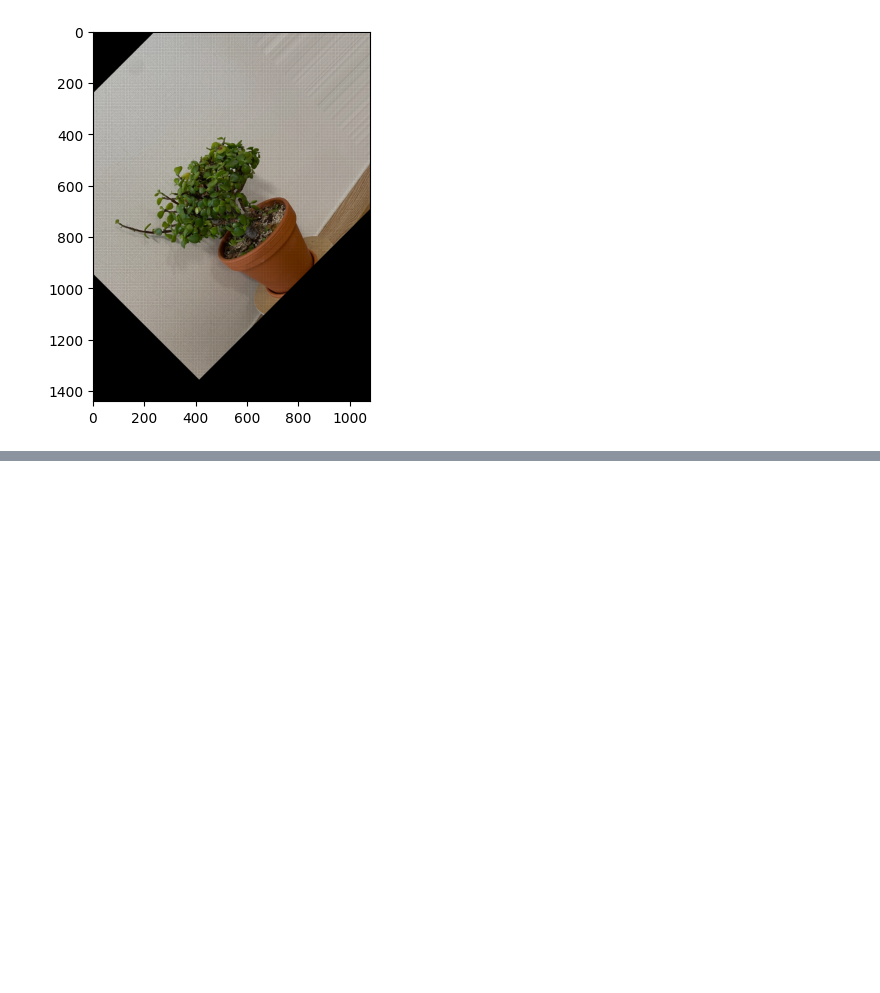
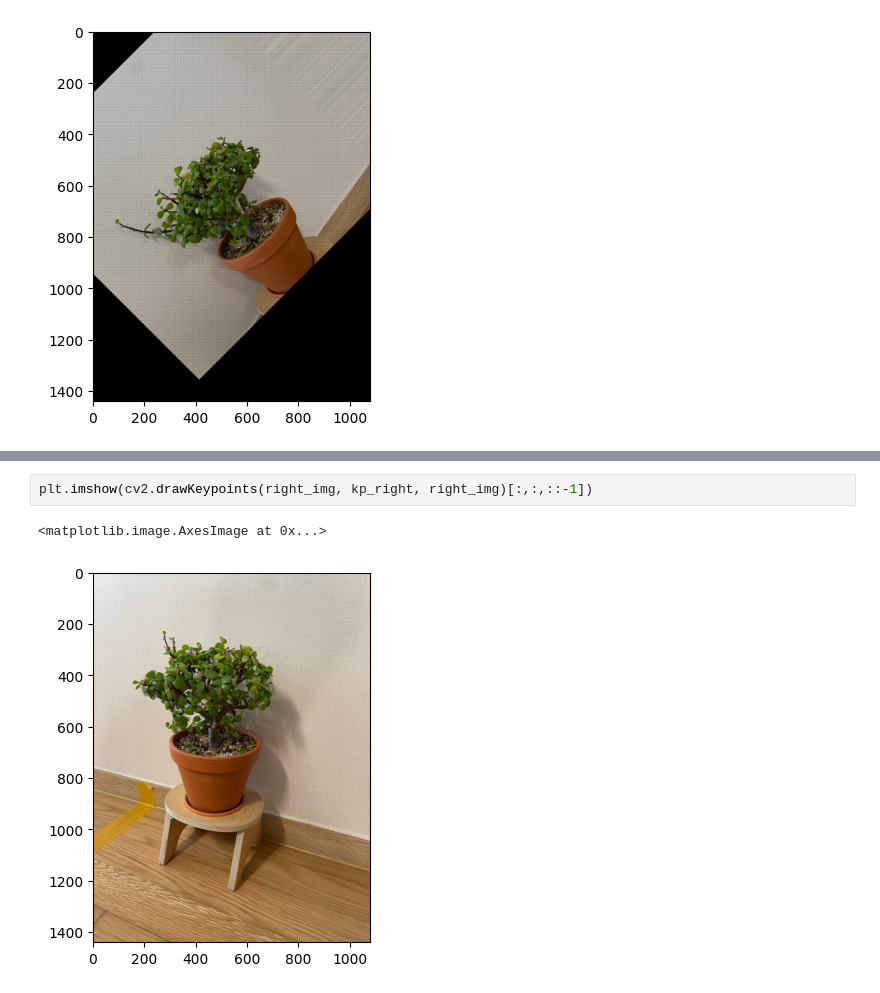
Before and after one commit to watanka/Depth-Estimation-without-cv2, a Jupyter notebook: step_by_step.ipynb, the cells around one changed output, grey strips where cells are left out. Saved outputs shown, nothing was run; the diff lists cells and outputs as text; blank space fills up the shorter version.

```diff
--- a/step_by_step.ipynb
+++ b/step_by_step.ipynb
@@ -106,0 +168,5 @@ x2.shape
+# %%
+plt.imshow(cv2.drawKeypoints(right_img, kp_right, right_img)[:,:,::-1])
+# %% [output]
+<matplotlib.image.AxesImage at 0x...>
+[figure, added]
```
Also changed, not shown: parts of 14 cells of this notebook.
